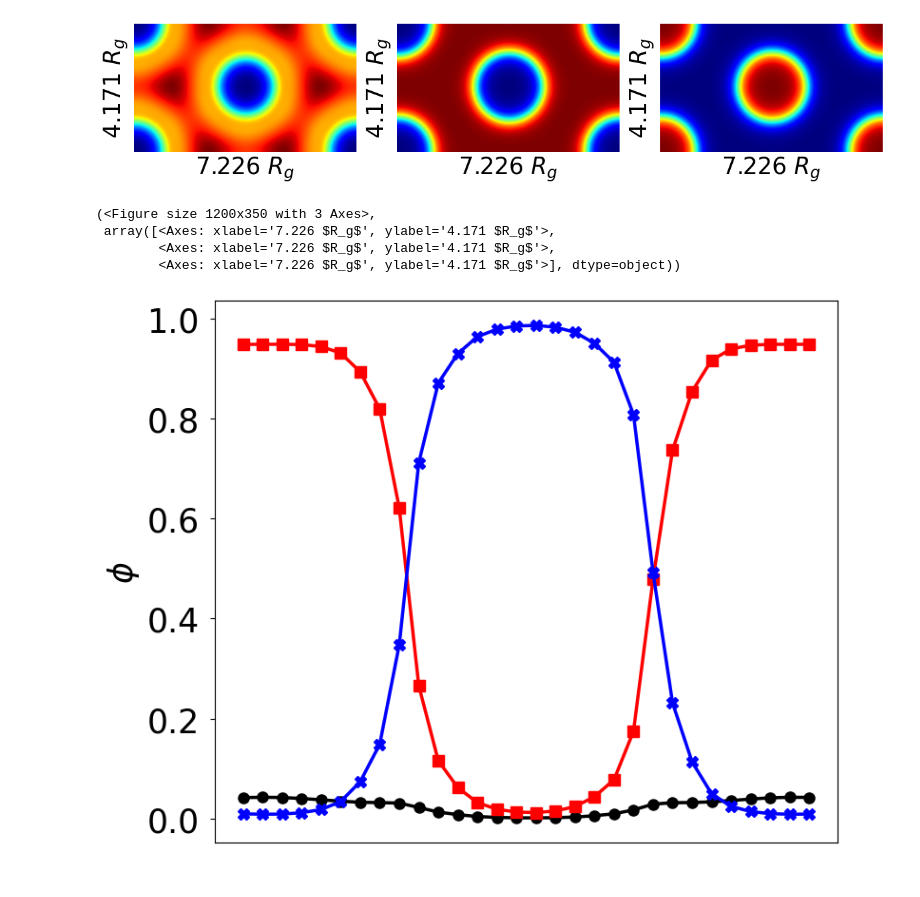
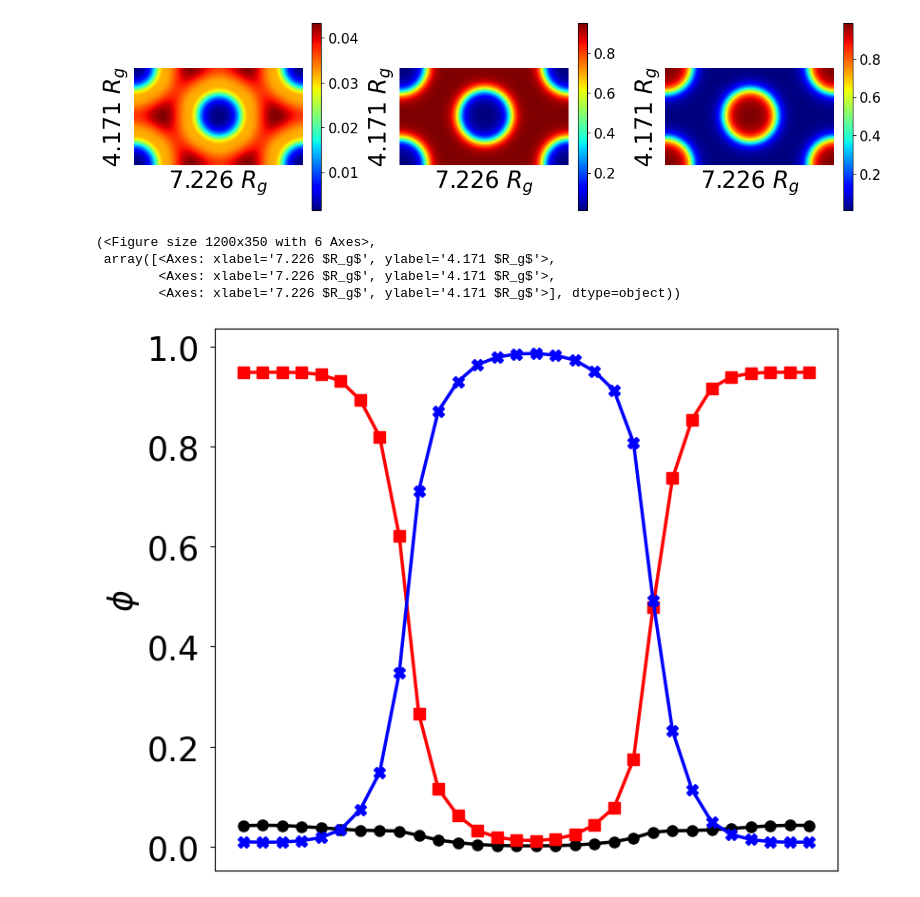
Before and after one commit to KangruiYuan/SimuBox, a Jupyter notebook: demos/scripts.ipynb, the cells around one changed output. Saved outputs shown, nothing was run; the diff lists cells and outputs as text; code cells hidden in the pictures.

```diff
--- a/demos/scripts.ipynb
+++ b/demos/scripts.ipynb
@@ -11,10 +11,10 @@ import numpy as np
 # %%
 path = check_filepath("./datasets/density/bin_block", filename="block.txt", )
 des = read_density(path)
-iso2D(des, target="all", rotation=1)
+iso2D(des, target="all", rotation=1, expand=1, colorbar=True)
 # %% [output]
-[figure, old version]
+[figure, new version]
-(<Figure size 1200x350 with 3 Axes>,
+(<Figure size 1200x350 with 6 Axes>,
  array([<Axes: xlabel='7.226 $R_g$', ylabel='4.171 $R_g$'>,
         <Axes: xlabel='7.226 $R_g$', ylabel='4.171 $R_g$'>,
         <Axes: xlabel='7.226 $R_g$', ylabel='4.171 $R_g$'>], dtype=object))
```
Also changed, not shown: parts of 2 cells of this notebook, 10 other files.
